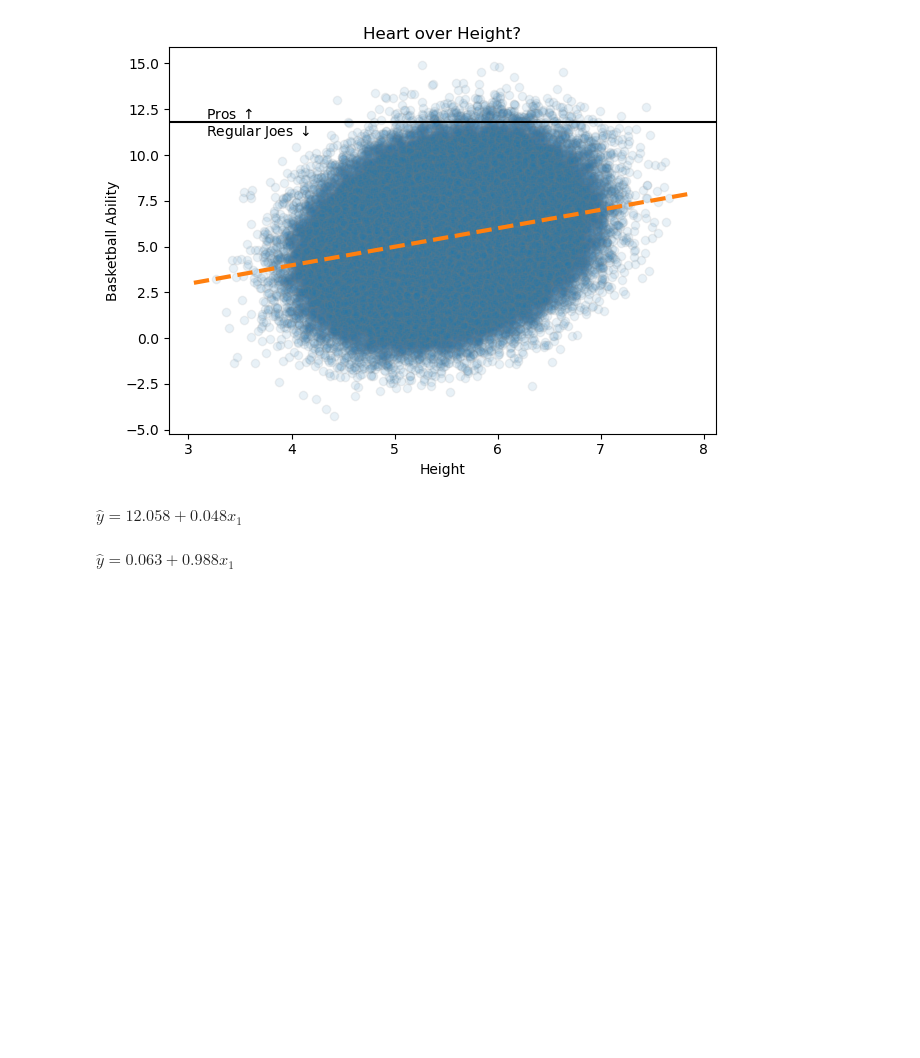
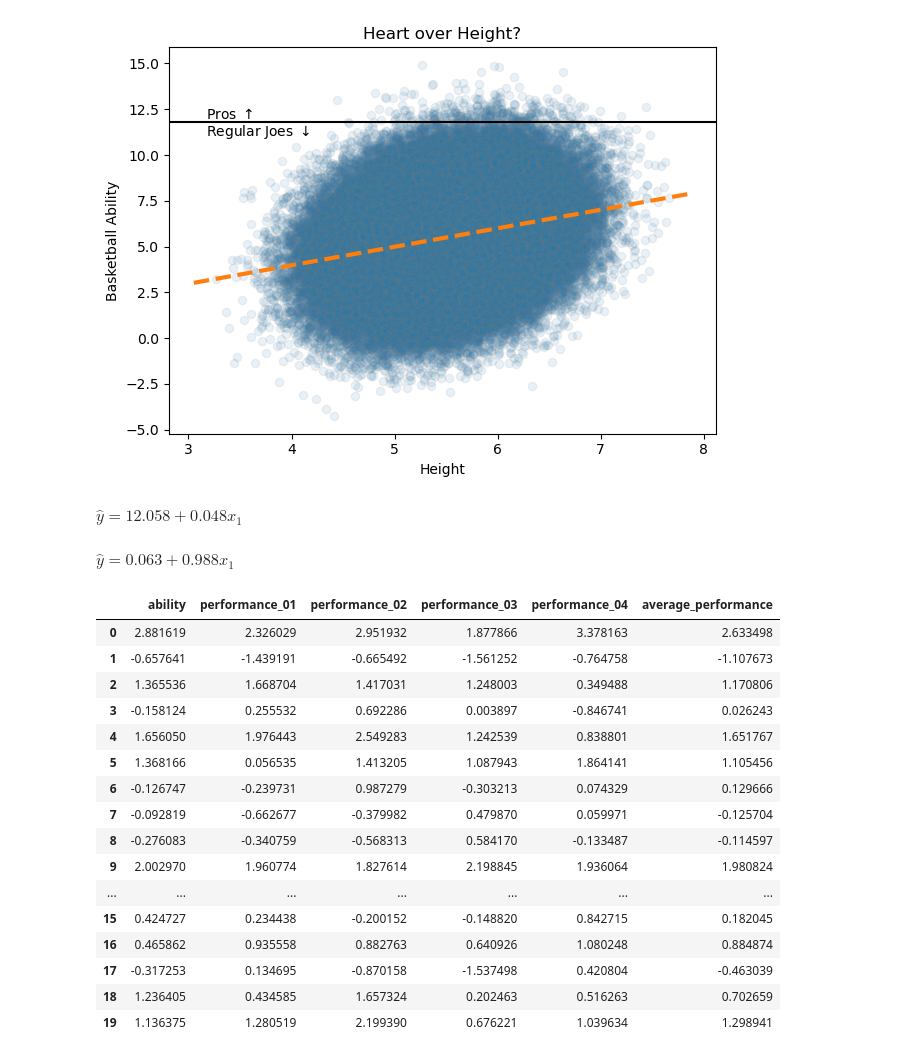
Before and after one commit to alexanderthclark/Stats1101, a Jupyter notebook: helpers/regressionHelper.ipynb, the cells around one changed output. Saved outputs shown, nothing was run; the diff lists cells and outputs as text; code cells hidden in the pictures; blank space fills up the shorter version.

```diff
--- a/helpers/regressionHelper.ipynb
+++ b/helpers/regressionHelper.ipynb
@@ -524,13 +524,47 @@ plt.tight_layout()
 plt.savefig("../book/images/basketballHeight.svg", transparent = True)
 # %% [output]
 [figure]
-# %%
-nba = data.head(360)
-
-linest(nba.basketball_ability, nba.height)
-# %% [output]
-$\hat{y} = 12.058 +0.048 x_{1}$
-# %%
-linest(data.basketball_ability, data.height)
-# %% [output]
-$\hat{y} = 0.063 +0.988 x_{1}$
+# %%
+nba = data.head(360)
+
+linest(nba.basketball_ability, nba.height)
+# %% [output]
+$\hat{y} = 12.058 +0.048 x_{1}$
+# %%
+linest(data.basketball_ability, data.height)
+# %% [output]
+$\hat{y} = 0.063 +0.988 x_{1}$
+# %%
+tmp = pd.DataFrame()
+
+ability = np.random.normal(size = 20)
+tmp['ability'] = ability
+for i in range(1,5):
+    perf = ability + np.random.normal(0, .5, size = len(ability))
+
+    #reg = linest(y, x)
+
+    tmp[f'performance_{i:0>2.0f}'] = perf
+
+cols = [x for x in tmp.columns if 'perfor' in x]
+tmp['average_performance'] = tmp[cols].mean(axis = 1)
+# %%
+tmp
+# %% [output]
+|  | ability | performance_01 | performance_02 | performance_03 | performance_04 | average_performance |
+| 0 | 2.881619 | 2.326029 | 2.951932 | 1.877866 | 3.378163 | 2.633498 |
+| 1 | -0.657641 | -1.439191 | -0.665492 | -1.561252 | -0.764758 | -1.107673 |
+| 2 | 1.365536 | 1.668704 | 1.417031 | 1.248003 | 0.349488 | 1.170806 |
+| 3 | -0.158124 | 0.255532 | 0.692286 | 0.003897 | -0.846741 | 0.026243 |
+| 4 | 1.656050 | 1.976443 | 2.549283 | 1.242539 | 0.838801 | 1.651767 |
+| 5 | 1.368166 | 0.056535 | 1.413205 | 1.087943 | 1.864141 | 1.105456 |
+| 6 | -0.126747 | -0.239731 | 0.987279 | -0.303213 | 0.074329 | 0.129666 |
+| 7 | -0.092819 | -0.662677 | -0.379982 | 0.479870 | 0.059971 | -0.125704 |
+| 8 | -0.276083 | -0.340759 | -0.568313 | 0.584170 | -0.133487 | -0.114597 |
+| 9 | 2.002970 | 1.960774 | 1.827614 | 2.198845 | 1.936064 | 1.980824 |
+| ... | ... | ... | ... | ... | ... | ... |
+| 15 | 0.424727 | 0.234438 | -0.200152 | -0.148820 | 0.842715 | 0.182045 |
+| 16 | 0.465862 | 0.935558 | 0.882763 | 0.640926 | 1.080248 | 0.884874 |
+| 17 | -0.317253 | 0.134695 | -0.870158 | -1.537498 | 0.420804 | -0.463039 |
+| 18 | 1.236405 | 0.434585 | 1.657324 | 0.202463 | 0.516263 | 0.702659 |
+| 19 | 1.136375 | 1.280519 | 2.199390 | 0.676221 | 1.039634 | 1.298941 |
```
Also changed, not shown: parts of 13 cells of this notebook, 38 other files.
